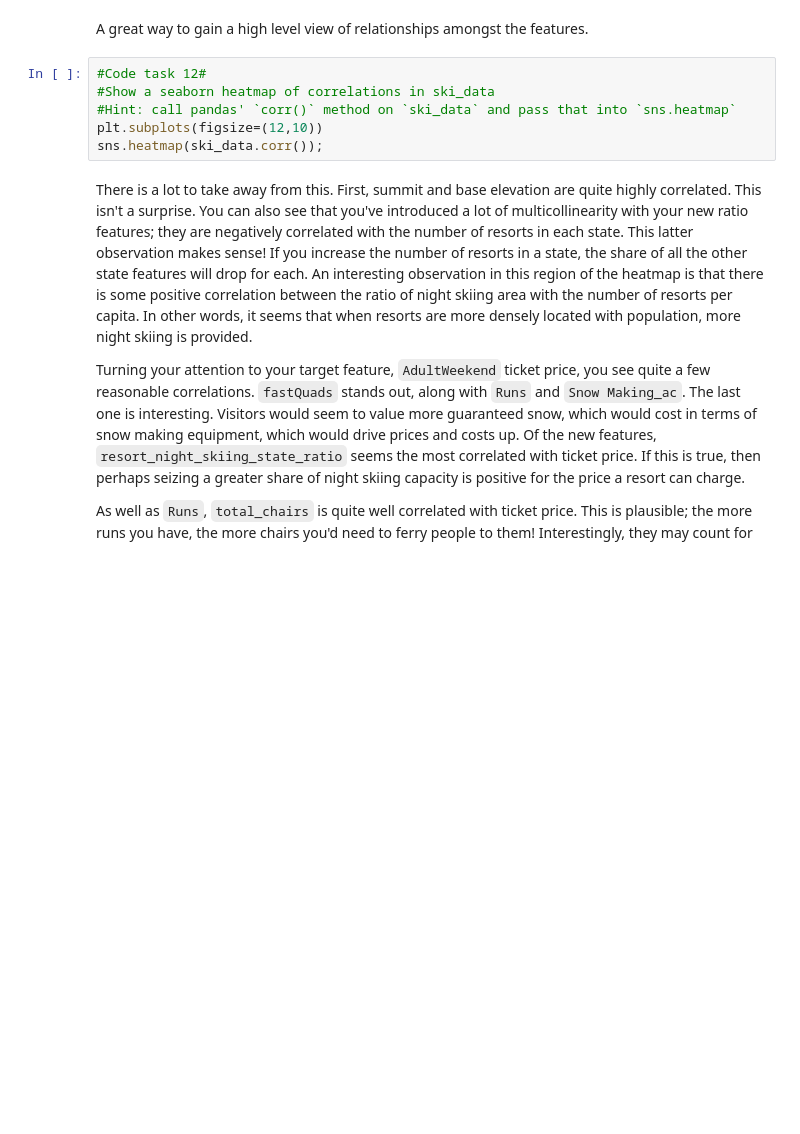
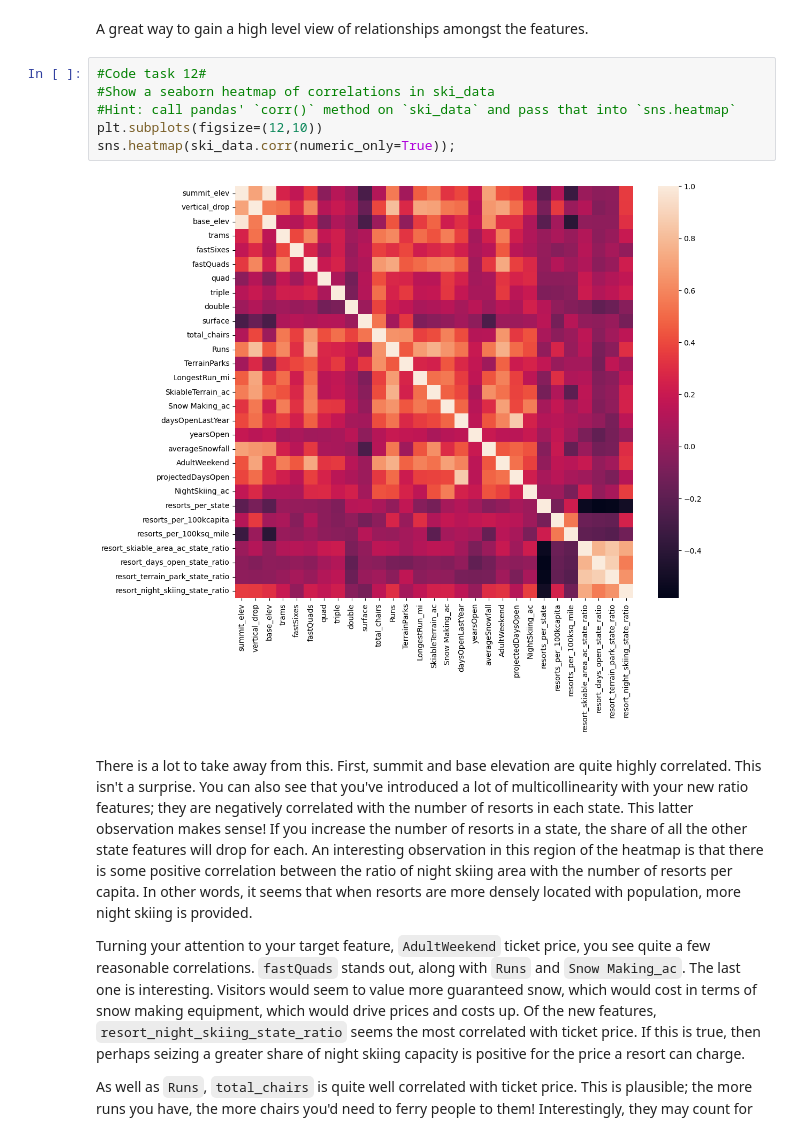
Before and after one commit to JessGlassF/DataScienceGuidedCapstone, a Jupyter notebook: Notebooks/03_exploratory_data_analysis.ipynb, the cells around one changed output. Saved outputs shown, nothing was run; the diff lists cells and outputs as text; blank space fills up the shorter version.

```diff
--- a/Notebooks/03_exploratory_data_analysis.ipynb
+++ b/Notebooks/03_exploratory_data_analysis.ipynb
@@ -619,9 +754,11 @@ A great way to gain a high level view of relationships amongst the features.
 # %%
 #Code task 12#
 #Show a seaborn heatmap of correlations in ski_data
 #Hint: call pandas' `corr()` method on `ski_data` and pass that into `sns.heatmap`
 plt.subplots(figsize=(12,10))
-sns.heatmap(ski_data.corr());
+sns.heatmap(ski_data.corr(numeric_only=True));
+# %% [output]
+[figure, added]
 # %% [markdown]
 There is a lot to take away from this. First, summit and base elevation are quite highly correlated. This isn't a surprise. You can also see that you've introduced a lot of multicollinearity with your new ratio features; they are negatively correlated with the number of resorts in each state. This latter observation makes sense! If you increase the number of resorts in a state, the share of all the other state features will drop for each. An interesting observation in this region of the heatmap is that there is some positive correlation between the ratio of night skiing area with the number of resorts per capita. In other words, it seems that when resorts are more densely located with population, more night skiing is provided.
 
```
Also changed, not shown: parts of 25 cells of this notebook.
